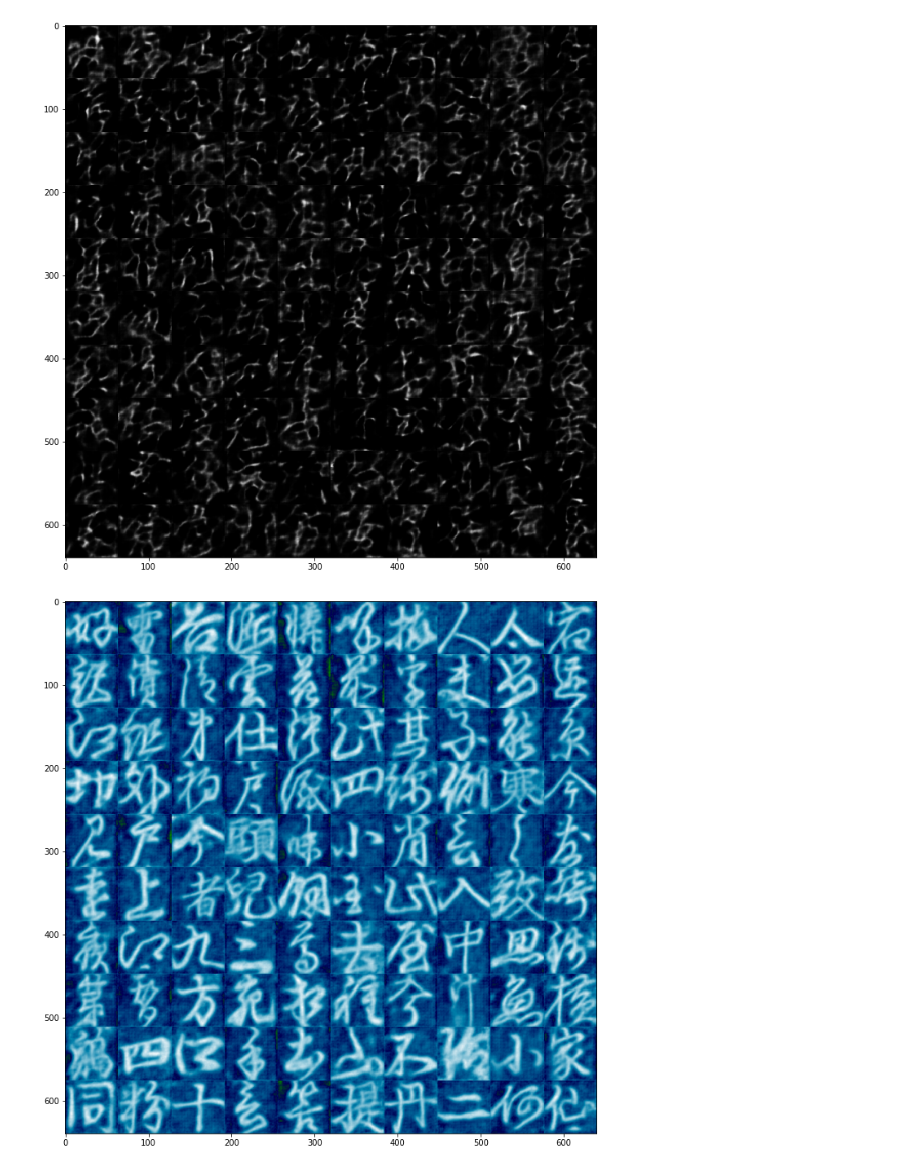
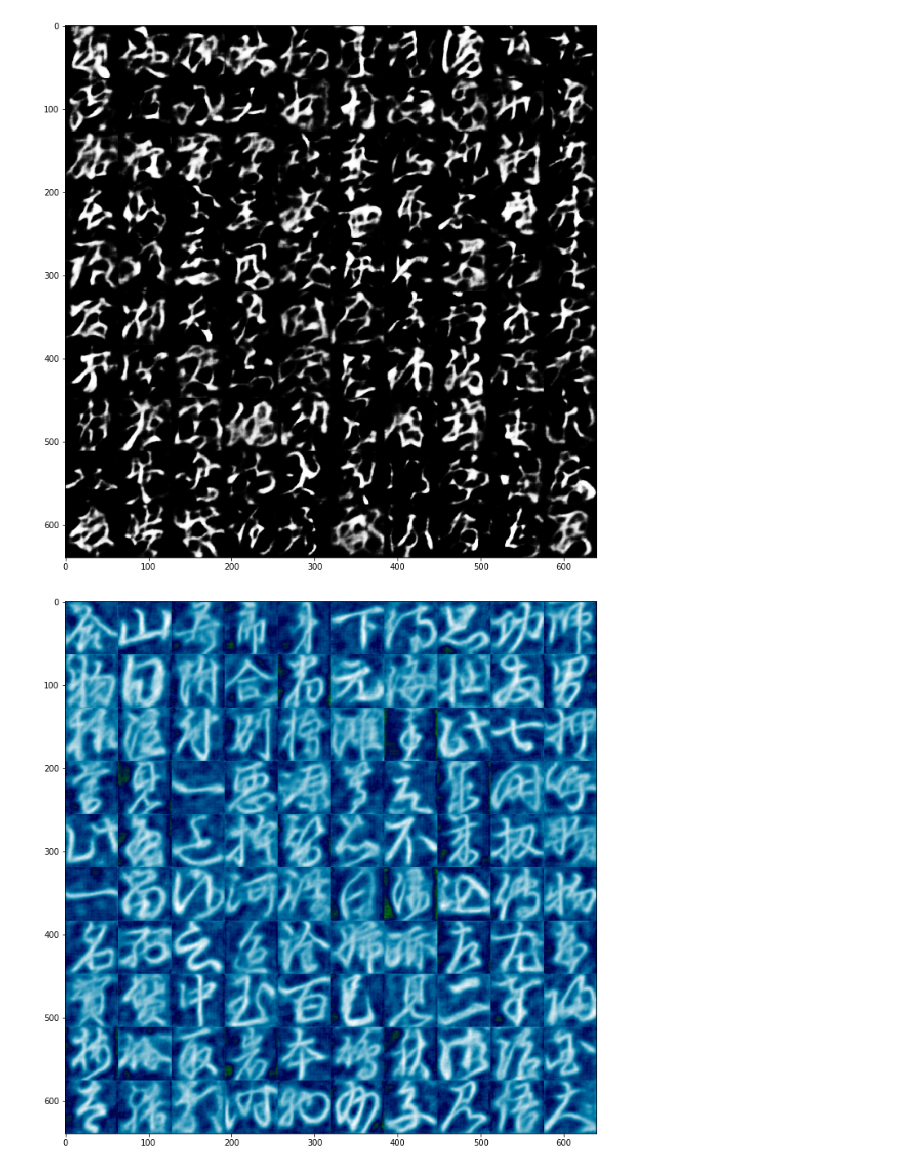
Before and after one commit to darzee76/vae, a Jupyter notebook: vae_conv.ipynb, the cells around one changed output. Drawn from its saved outputs; the diff is of its cells as text; code cells hidden in the pictures.

Commit message:
Fix exploding loss with new divergence function

```diff
--- a/vae_conv.ipynb
+++ b/vae_conv.ipynb
@@ -59,8 +59,13 @@ class VAE(nn.Module):
         x = torch.relu(self.conv2(x))
         x = x.flatten(start_dim=1)
         mu = self.fc1(x)
-        std = self.fc2(x)
-        return D.Normal(mu, std)
+        logvar = self.fc2(x) # log sigma^2
+        return mu, logvar
+
+    def reparameterize(self, mu, logvar):
+        std = torch.exp(0.5 * logvar)
+        eps = torch.randn_like(std)
+        return mu + eps * std
 
     def decode(self, z):
         z = torch.relu(self.fc3(z))
@@ -70,14 +75,15 @@ class VAE(nn.Module):
         return logits
 
     def forward(self, x):
-        q_z = self.encode(x)
-        z = q_z.rsample()
-        return self.decode(z), q_z
+        mu, logvar = self.encode(x)
+        z = self.reparameterize(mu, logvar)
+        return self.decode(z), mu, logvar
 
-    def loss(self, target, output, q_z):
-        divergence = D.kl_divergence(q_z, self.prior).sum(dim=1).mean()
+    def loss(self, target, output, mu, logvar):
         BCE = F.binary_cross_entropy_with_logits(output, target, reduction='sum')
-        return BCE + divergence
+        DKL = -0.5 * torch.sum(1 + logvar - mu.pow(2) - logvar.exp())
+        loss = BCE + DKL
+        return loss, BCE.detach().item(), DKL.detach().item()
 
     def sample(self, z=None, prior=None):
         with torch.no_grad():
@@ -104,8 +110,8 @@ def plot_grid(batch, img_width, n_rows, cmap="gray", fname=None):
 # %%
 dataset = kanji_data
 img_width = 64
-dim_z = 100 # code size
-epochs = 27
+dim_z = 64 # code size
+epochs = 20
 batch_size = 128
 use_gpu = True
 
@@ -115,16 +121,18 @@ vae = VAE(img_width, dim_z, device)
 optimizer = optim.Adam(vae.parameters(), lr=1e-3)
 
 for epoch in range(epochs):
-    n_batches, sum_loss = 0, 0
+    n_batches = 0
+    sum_bce, sum_dkl = 0, 0
     for batch, _ in dataloader:
         optimizer.zero_grad()
         targets = batch.to(device)
-        out, q_z = vae(targets)
-        loss = vae.loss(targets, out, q_z)
+        out, mu, logvar = vae(targets)
+        loss, bce, dkl = vae.loss(targets, out, mu, logvar)
         loss.backward()
         optimizer.step()
 
         n_batches += 1
-        sum_loss += loss.detach().item()
-    print('epoch {:3d}\tmean loss {:.0f}'.format(epoch+1, sum_loss / n_batches))
+        sum_bce += bce
+        sum_dkl += dkl
+    print('EPOCH {:3d}\tBCE {:6.0f}\tDKL {:.0f}'.format(epoch+1, sum_bce/n_batches, sum_dkl/n_batches))
 # %% [output]
@@ -148,21 +159,21 @@ epoch  27       mean loss 67704
 # %%
-# Make a grid of images, sampling from the prior
+# Make a grid of images decoded from samples of the prior
 n_rows = 10
 batch = torch.cat([vae.sample() for _ in range(n_rows**2)])
 plot_grid(batch, img_width, n_rows)
 # %% [output]
-[figure, old version]
+[figure, new version]
 # %%
 # Make a grid of reconstructed examples
 n_rows = 10
 for batch, _ in dataloader:
     batch = batch[:n_rows**2].to(device)
     break
 with torch.no_grad():
-    grid, _ = vae(batch)
+    grid, _, _ = vae(batch)
 plot_grid(grid, img_width, n_rows, cmap="ocean")
 # %% [output]
-[figure, old version]
+[figure, new version]
 # %%
 # Map points in the latent space to a grid
 # This can only be done with a two dimensional latent space
```
Also changed, not shown: parts of 2 cells of this notebook, 1 other file.
